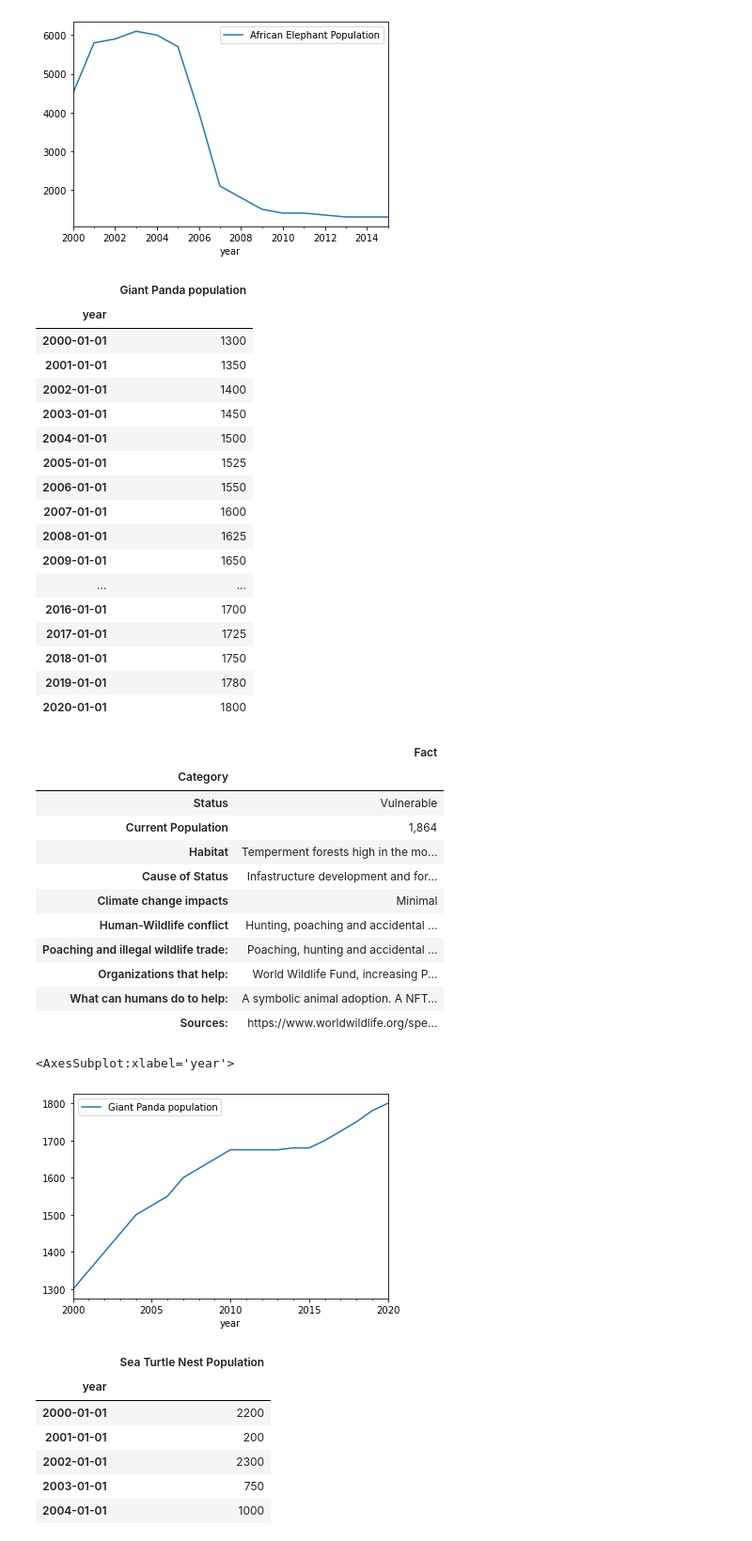
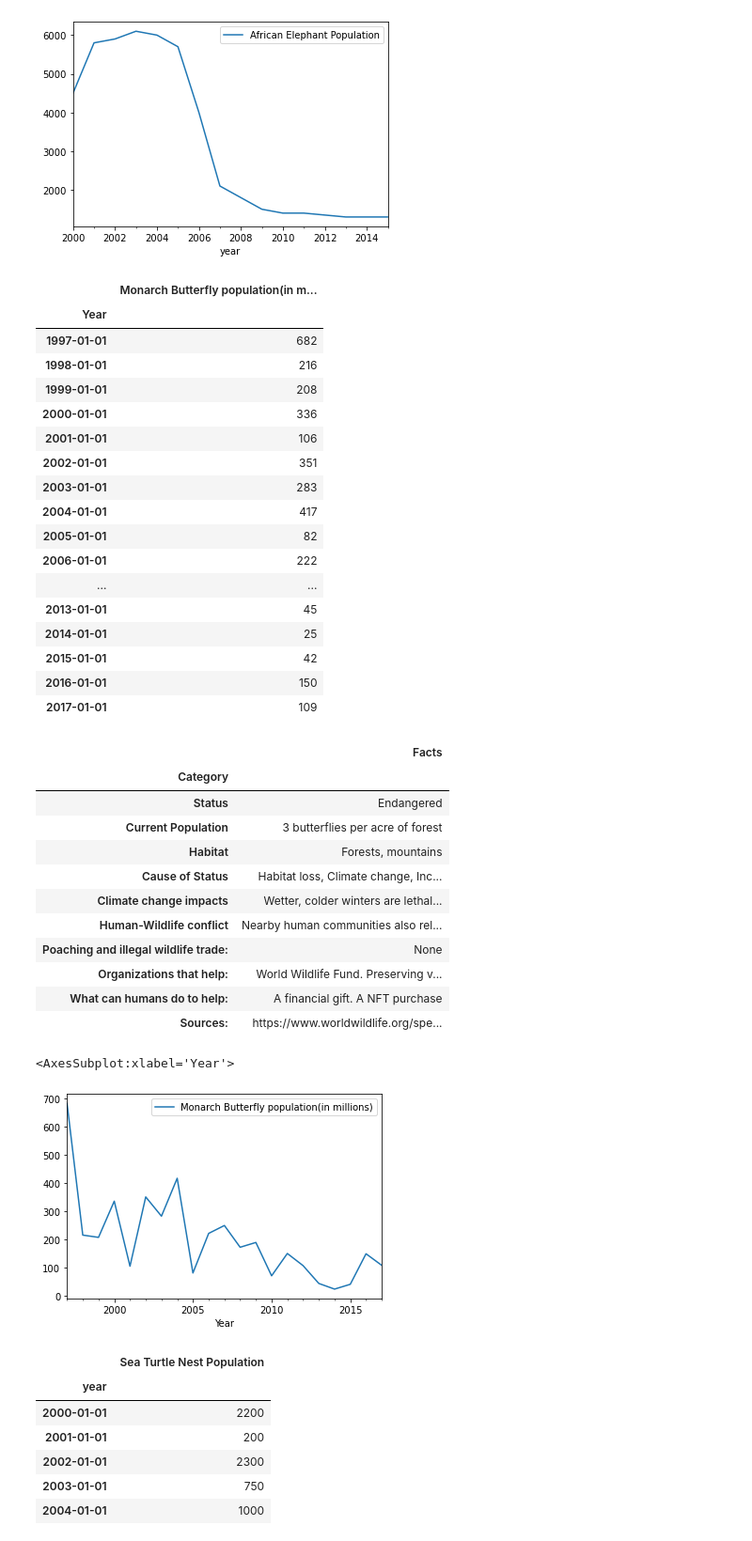
Before and after one commit to Scott-ECO/ProjectThree_ArtForCharity, a Jupyter notebook: Capstone_Project_DataWorks - Copy.ipynb, the cells around one changed output. Shown at 94% size. Cells and saved outputs as stored; diff of their text form; code cells hidden in the pictures.

```diff
--- a/Capstone_Project_DataWorks - Copy.ipynb
+++ b/Capstone_Project_DataWorks - Copy.ipynb
@@ -55,51 +55,51 @@ African_Elephant_df.plot()
 [figure]
 # %%
 # Reading in the Giant Panda csv file
-Giant_Panda = Path("../Giant_Panda_Data.csv")
-Giant_Panda_df = pd.read_csv(Giant_Panda,index_col="year",infer_datetime_format = True,parse_dates = True)
-Giant_Panda_df
+Monarch_Butterfly_population = Path("../MonarchButterflyPopulation.csv")
+Monarch_Butterfly_population_df = pd.read_csv(Monarch_Butterfly_population,index_col="Year",infer_datetime_format = True,parse_dates = True)
+Monarch_Butterfly_population_df
 # %% [output]
-|  | Giant Panda population |
-| year |  |
-| 2000-01-01 | 1300 |
-| 2001-01-01 | 1350 |
-| 2002-01-01 | 1400 |
-| 2003-01-01 | 1450 |
-| 2004-01-01 | 1500 |
-| 2005-01-01 | 1525 |
-| 2006-01-01 | 1550 |
-| 2007-01-01 | 1600 |
-| 2008-01-01 | 1625 |
-| 2009-01-01 | 1650 |
+|  | Monarch Butterfly population(in m... |
+| Year |  |
+| 1997-01-01 | 682 |
+| 1998-01-01 | 216 |
+| 1999-01-01 | 208 |
+| 2000-01-01 | 336 |
+| 2001-01-01 | 106 |
+| 2002-01-01 | 351 |
+| 2003-01-01 | 283 |
+| 2004-01-01 | 417 |
+| 2005-01-01 | 82 |
+| 2006-01-01 | 222 |
 | ... | ... |
-| 2016-01-01 | 1700 |
-| 2017-01-01 | 1725 |
-| 2018-01-01 | 1750 |
-| 2019-01-01 | 1780 |
-| 2020-01-01 | 1800 |
+| 2013-01-01 | 45 |
+| 2014-01-01 | 25 |
+| 2015-01-01 | 42 |
+| 2016-01-01 | 150 |
+| 2017-01-01 | 109 |
 # %%
-Giant_Panda_Facts = Path("../Giant PandaFacts.csv")
-Giant_Panda_Facts_df = pd.read_csv(Giant_Panda_Facts,index_col="Category",infer_datetime_format = True,parse_dates = True)
-Giant_Panda_Facts_df
+Monarch_Butterfly_Facts = Path("../MonarchButterflyFacts.csv")
+Monarch_Butterfly_Facts_df = pd.read_csv(Monarch_Butterfly_Facts,index_col="Category",infer_datetime_format = True,parse_dates = True)
+Monarch_Butterfly_Facts_df
 # %% [output]
-|  | Fact |
+|  | Facts |
 | Category |  |
-| Status | Vulnerable |
-| Current Population | 1,864 |
-| Habitat | Temperment forests high in the mo... |
-| Cause of Status | Infastructure development and for... |
-| Climate change impacts | Minimal |
-| Human-Wildlife conflict | Hunting, poaching and accidental ... |
-| Poaching and illegal wildlife trade: | Poaching, hunting and accidental ... |
-| Organizations that help: | World Wildlife Fund, increasing P... |
-| What can humans do to help: | A symbolic animal adoption. A NFT... |
+| Status | Endangered |
+| Current Population | 3 butterflies per acre of forest |
+| Habitat | Forests, mountains |
+| Cause of Status | Habitat loss, Climate change, Inc... |
+| Climate change impacts | Wetter, colder winters are lethal... |
+| Human-Wildlife conflict | Nearby human communities also rel... |
+| Poaching and illegal wildlife trade: | None |
+| Organizations that help: | World Wildlife Fund. Preserving v... |
+| What can humans do to help: | A financial gift. A NFT purchase |
 | Sources: | https://www.worldwildlife.org/spe... |
 # %%
 #Plotting Giant Panda data
-Giant_Panda_df.plot()
+Monarch_Butterfly_population_df.plot()
 # %% [output]
-<AxesSubplot:xlabel='year'>
+<AxesSubplot:xlabel='Year'>
-[figure, old version]
+[figure, new version]
 # %%
 # Reading in the Sea Turtle csv file
 Sea_Turtle = Path("../Sea_Turtle_Nest_Data.csv")
```
